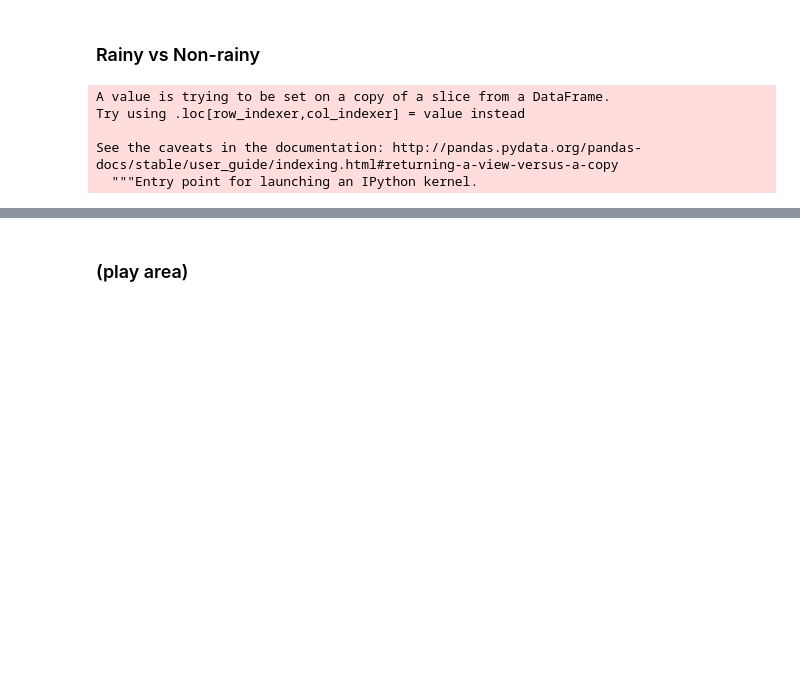
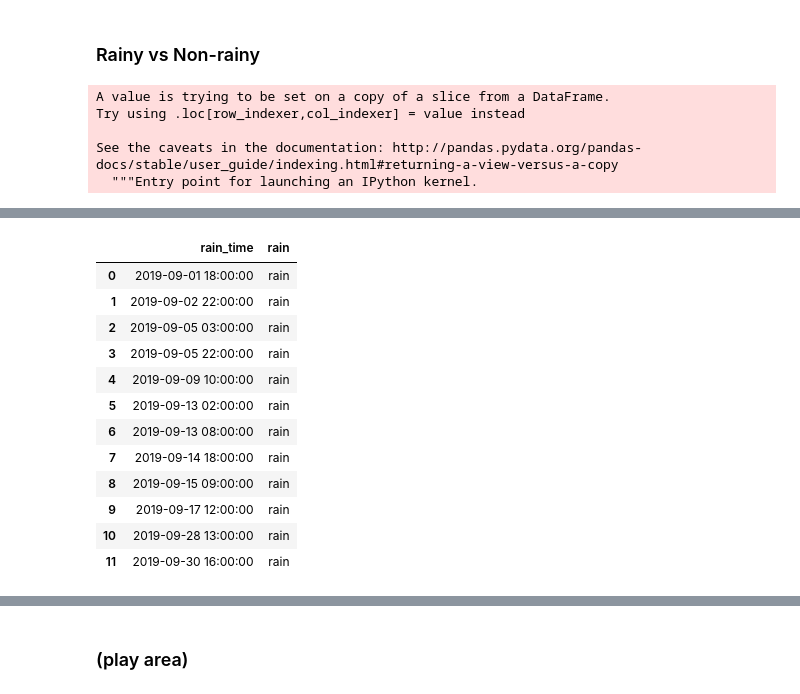
Before and after one commit to himanshu20792/BirdProject, a Jupyter notebook: StationaryScooters/Exploratory_Analysis_RK_HA.ipynb, the cells around one changed output, grey strips where cells are left out. Saved outputs shown, nothing was run; the diff lists cells and outputs as text; code cells hidden in the pictures; blank space fills up the shorter version.

```diff
--- a/StationaryScooters/Exploratory_Analysis_RK_HA.ipynb
+++ b/StationaryScooters/Exploratory_Analysis_RK_HA.ipynb
@@ -1154,3 +1182,3 @@ rainy_dates_df = df_weather_dc.loc[df_weather_dc['precipType']=='rain',['rain_ti
 # %%
-rainy_dates_df['rain_time'][0]
+rainy_dates_df
 # %% [output]
@@ -1157,0 +1185,13 @@ Timestamp('2019-09-01 18:00:00')
+|  | rain_time | rain |
+| 0 | 2019-09-01 18:00:00 | rain |
+| 1 | 2019-09-02 22:00:00 | rain |
+| 2 | 2019-09-05 03:00:00 | rain |
+| 3 | 2019-09-05 22:00:00 | rain |
+| 4 | 2019-09-09 10:00:00 | rain |
+| 5 | 2019-09-13 02:00:00 | rain |
+| 6 | 2019-09-13 08:00:00 | rain |
+| 7 | 2019-09-14 18:00:00 | rain |
+| 8 | 2019-09-15 09:00:00 | rain |
+| 9 | 2019-09-17 12:00:00 | rain |
+| 10 | 2019-09-28 13:00:00 | rain |
+| 11 | 2019-09-30 16:00:00 | rain |
```
Also changed, not shown: parts of 12 cells of this notebook.
